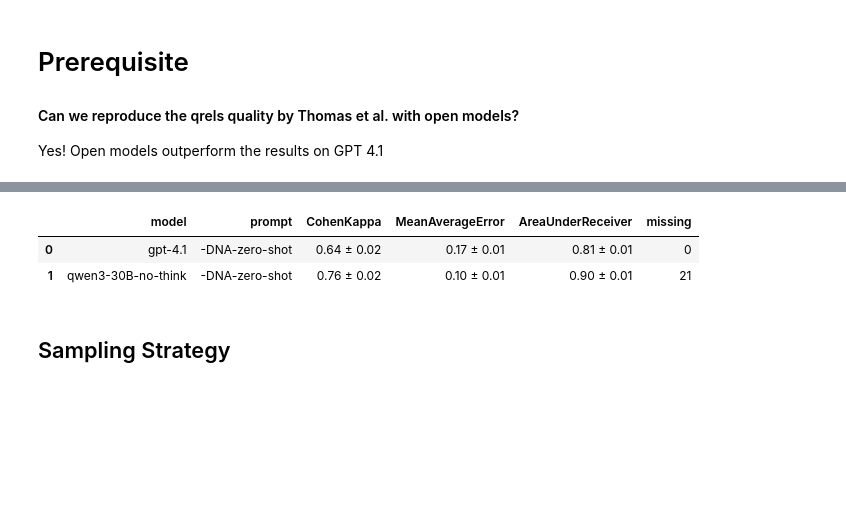
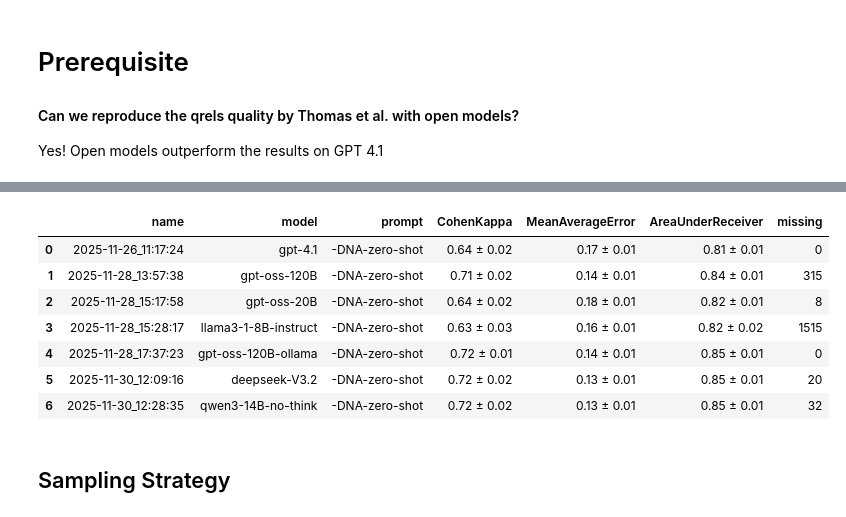
Before and after one commit to irgroup/SIGIR26-Synthesized-Information-Needs, a Jupyter notebook: notebooks/evaluate-pre-requisites.ipynb, the cells around one changed output, grey strips where cells are left out. Saved outputs shown, nothing was run; the diff lists cells and outputs as text; code cells hidden in the pictures; blank space fills up the shorter version.

```diff
--- a/notebooks/evaluate-pre-requisites.ipynb
+++ b/notebooks/evaluate-pre-requisites.ipynb
@@ -37,17 +49,22 @@ df["score"] = df.apply(format_score, axis=1)
 # %%
 df = pd.DataFrame(res)
 df["score"] = df.apply(format_score, axis=1)
 missing = df[["name", "missing"]].drop_duplicates().set_index("name").to_dict()["missing"]
 
 df = df.pivot(index="name", columns="measure", values="score").reset_index()
 
 df = df.merge(metadata, left_on="name", right_on="date")
 df["missing"] = df["name"].map(missing)
-df[["model", "prompt", "CohenKappa", "MeanAverageError", "AreaUnderReceiver", "missing"]]
+df[["name","model", "prompt", "CohenKappa", "MeanAverageError", "AreaUnderReceiver", "missing"]]
 # %% [output]
-|  | model | prompt | CohenKappa | MeanAverageError | AreaUnderReceiver | missing |
-| 0 | gpt-4.1 | -DNA-zero-shot | 0.64 ± 0.02 | 0.17 ± 0.01 | 0.81 ± 0.01 | 0 |
-| 1 | qwen3-30B-no-think | -DNA-zero-shot | 0.76 ± 0.02 | 0.10 ± 0.01 | 0.90 ± 0.01 | 21 |
+|  | name | model | prompt | CohenKappa | MeanAverageError | AreaUnderReceiver | missing |
+| 0 | 2025-11-26_11:17:24 | gpt-4.1 | -DNA-zero-shot | 0.64 ± 0.02 | 0.17 ± 0.01 | 0.81 ± 0.01 | 0 |
+| 1 | 2025-11-28_13:57:38 | gpt-oss-120B | -DNA-zero-shot | 0.71 ± 0.02 | 0.14 ± 0.01 | 0.84 ± 0.01 | 315 |
+| 2 | 2025-11-28_15:17:58 | gpt-oss-20B | -DNA-zero-shot | 0.64 ± 0.02 | 0.18 ± 0.01 | 0.82 ± 0.01 | 8 |
+| 3 | 2025-11-28_15:28:17 | llama3-1-8B-instruct | -DNA-zero-shot | 0.63 ± 0.03 | 0.16 ± 0.01 | 0.82 ± 0.02 | 1515 |
+| 4 | 2025-11-28_17:37:23 | gpt-oss-120B-ollama | -DNA-zero-shot | 0.72 ± 0.01 | 0.14 ± 0.01 | 0.85 ± 0.01 | 0 |
+| 5 | 2025-11-30_12:09:16 | deepseek-V3.2 | -DNA-zero-shot | 0.72 ± 0.02 | 0.13 ± 0.01 | 0.85 ± 0.01 | 20 |
+| 6 | 2025-11-30_12:28:35 | qwen3-14B-no-think | -DNA-zero-shot | 0.72 ± 0.02 | 0.13 ± 0.01 | 0.85 ± 0.01 | 32 |
 # %% [markdown]
 ## Sampling Strategy
 # %%
```
Also changed, not shown: parts of 2 cells of this notebook, 45 other files.
